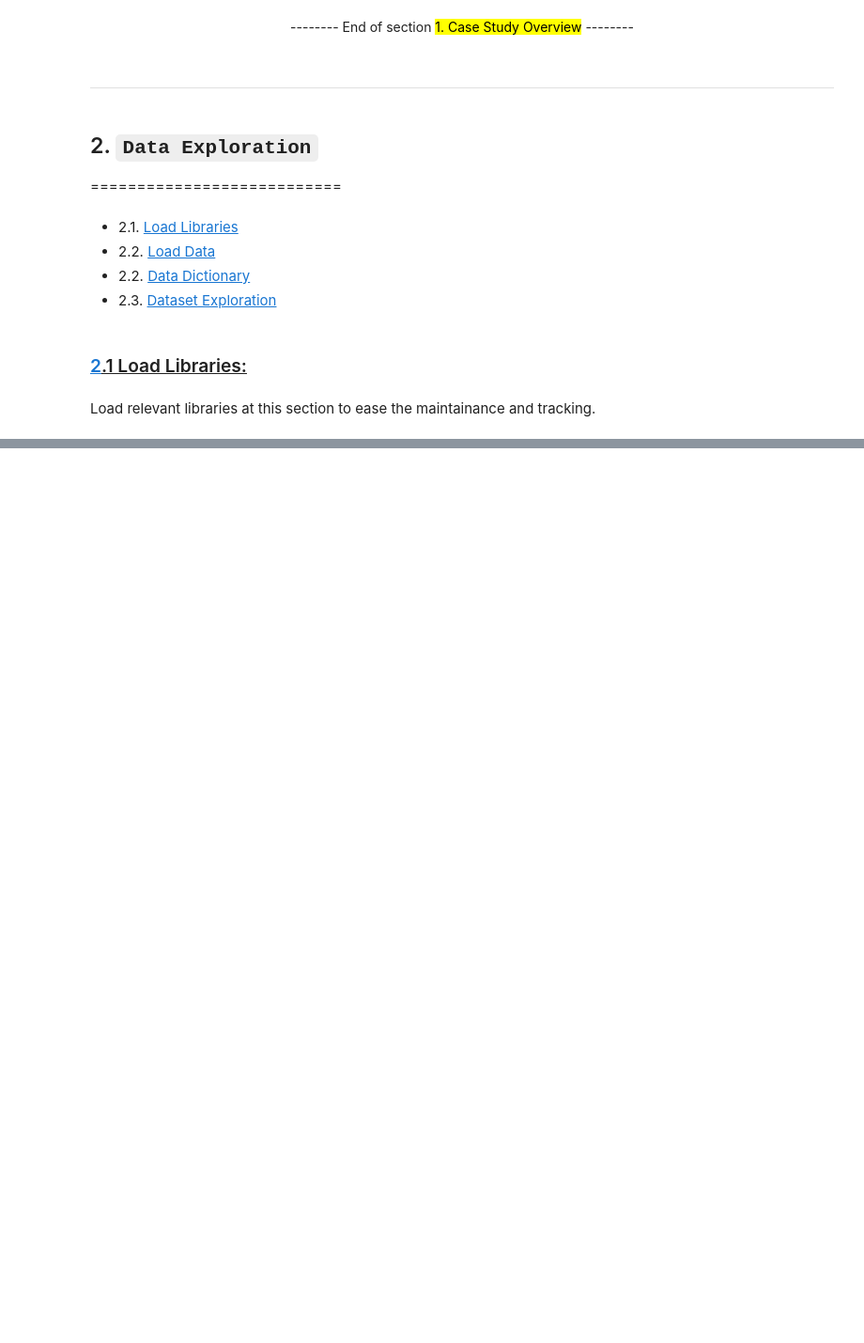
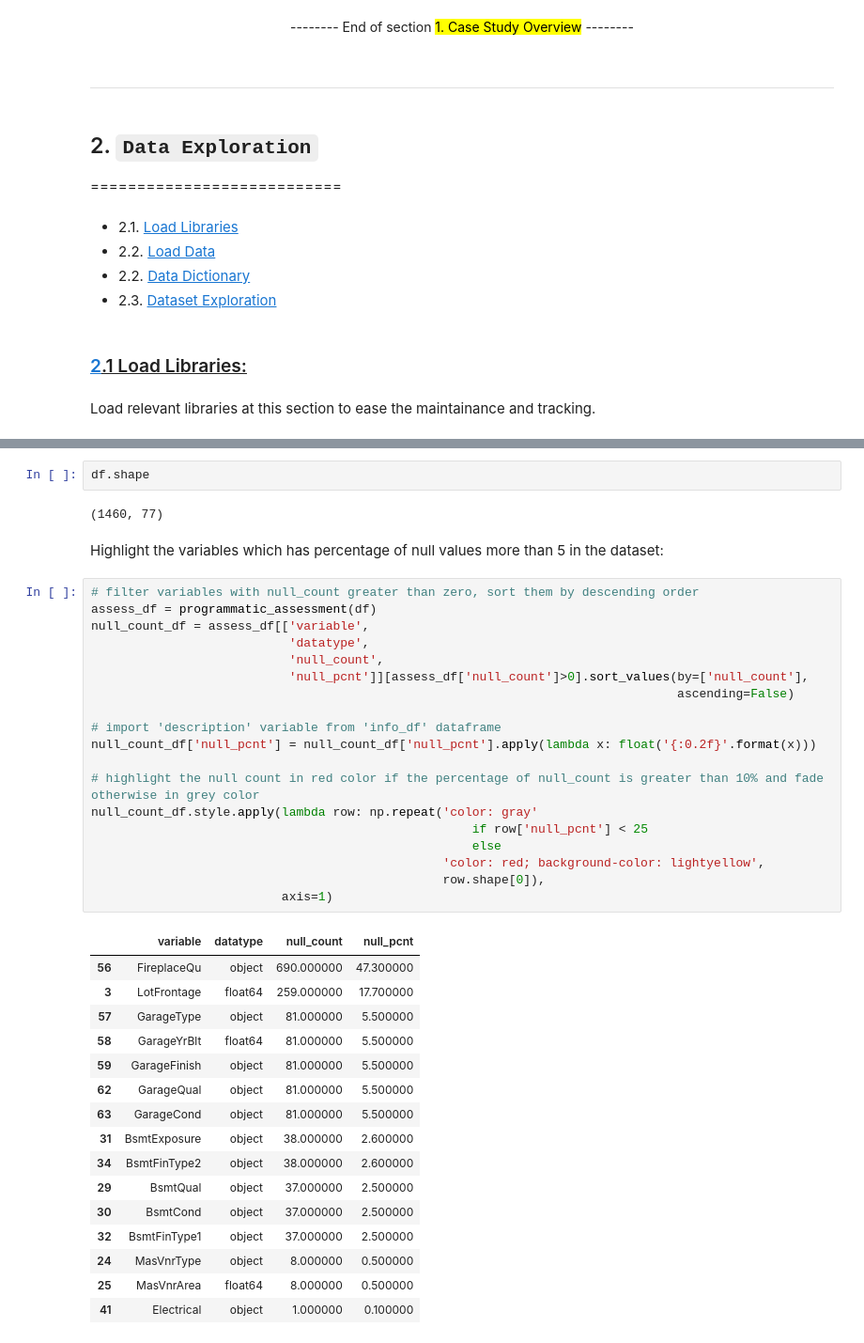
Before and after one commit to vamshi-krishna-prime/house_price_prediction_leveraging_advanced_regression, a Jupyter notebook: Advanced_Regression.ipynb, the cells around one changed output, grey strips where cells are left out. Shown: that part at 94% size. Cells and saved outputs as stored; diff of their text form; blank space fills up the shorter version.

```diff
--- a/Advanced_Regression.ipynb
+++ b/Advanced_Regression.ipynb
@@ -123,0 +340,42 @@ import datetime
+# %%
+df.shape
+# %% [output]
+(1460, 77)
+# %% [markdown]
+Highlight the variables which has percentage of null values more than 5 in the dataset:
+# %%
+# filter variables with null_count greater than zero, sort them by descending order
+assess_df = programmatic_assessment(df)
+null_count_df = assess_df[['variable',
+                           'datatype',
+                           'null_count',
+                           'null_pcnt']][assess_df['null_count']>0].sort_values(by=['null_count'],
+                                                                                ascending=False)
+
+# import 'description' variable from 'info_df' dataframe
+null_count_df['null_pcnt'] = null_count_df['null_pcnt'].apply(lambda x: float('{:0.2f}'.format(x)))
+
+# highlight the null count in red color if the percentage of null_count is greater than 10% and fade otherwise in grey color
+null_count_df.style.apply(lambda row: np.repeat('color: gray'
+                                                    if row['null_pcnt'] < 25
+                                                    else
+                                                'color: red; background-color: lightyellow',
+                                                row.shape[0]),
+                          axis=1)
+# %% [output]
+|  | variable | datatype | null_count | null_pcnt |
+| 56 | FireplaceQu | object | 690.000000 | 47.300000 |
+| 3 | LotFrontage | float64 | 259.000000 | 17.700000 |
+| 57 | GarageType | object | 81.000000 | 5.500000 |
+| 58 | GarageYrBlt | float64 | 81.000000 | 5.500000 |
+| 59 | GarageFinish | object | 81.000000 | 5.500000 |
+| 62 | GarageQual | object | 81.000000 | 5.500000 |
+| 63 | GarageCond | object | 81.000000 | 5.500000 |
+| 31 | BsmtExposure | object | 38.000000 | 2.600000 |
+| 34 | BsmtFinType2 | object | 38.000000 | 2.600000 |
+| 29 | BsmtQual | object | 37.000000 | 2.500000 |
+| 30 | BsmtCond | object | 37.000000 | 2.500000 |
+| 32 | BsmtFinType1 | object | 37.000000 | 2.500000 |
+| 24 | MasVnrType | object | 8.000000 | 0.500000 |
+| 25 | MasVnrArea | float64 | 8.000000 | 0.500000 |
+| 41 | Electrical | object | 1.000000 | 0.100000 |
```
Also changed, not shown: parts of 50 cells of this notebook.
